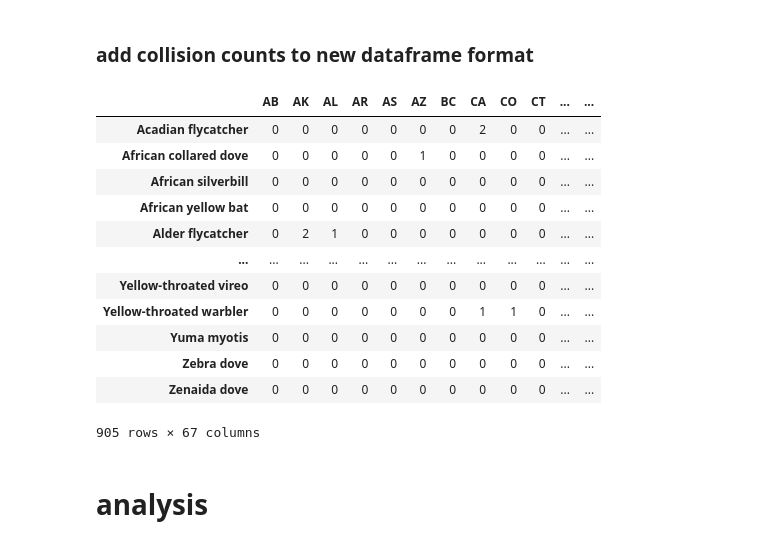
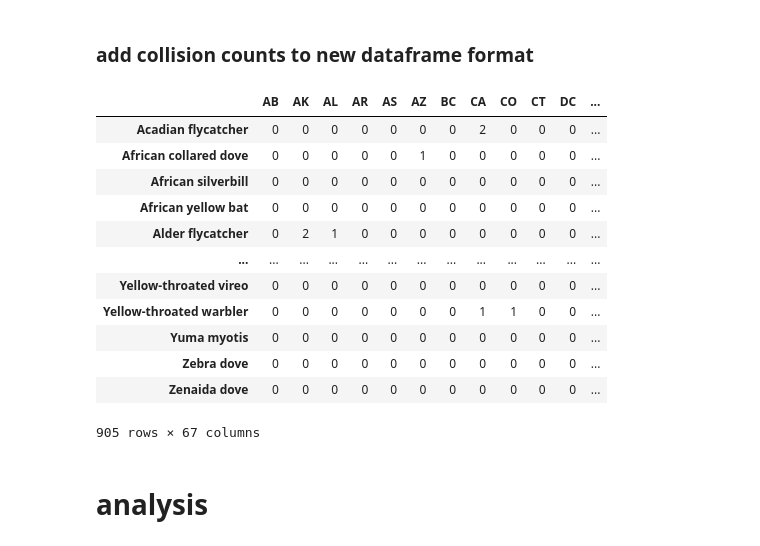
Before and after one commit to green-638/inst414_module3_assignment, a Jupyter notebook: assignment3.ipynb, the cells around one changed output. Cells and saved outputs as stored; diff of their text form; code cells hidden in the pictures.

Commit message:
remove column display limit

```diff
--- a/assignment3.ipynb
+++ b/assignment3.ipynb
@@ -82,20 +82,21 @@ for sp in unique_sp:
 # %%
 # create new dataframe format
 collisions_df = pd.DataFrame(counts, columns=unique_st, index=unique_sp)
+pd.options.display.max_columns = None
 collisions_df
 # %% [output]
-|  | AB | AK | AL | AR | AS | AZ | BC | CA | CO | CT | ... | ... |
-| Acadian flycatcher | 0 | 0 | 0 | 0 | 0 | 0 | 0 | 2 | 0 | 0 | ... | ... |
-| African collared dove | 0 | 0 | 0 | 0 | 0 | 1 | 0 | 0 | 0 | 0 | ... | ... |
-| African silverbill | 0 | 0 | 0 | 0 | 0 | 0 | 0 | 0 | 0 | 0 | ... | ... |
-| African yellow bat | 0 | 0 | 0 | 0 | 0 | 0 | 0 | 0 | 0 | 0 | ... | ... |
-| Alder flycatcher | 0 | 2 | 1 | 0 | 0 | 0 | 0 | 0 | 0 | 0 | ... | ... |
+|  | AB | AK | AL | AR | AS | AZ | BC | CA | CO | CT | DC | ... |
+| Acadian flycatcher | 0 | 0 | 0 | 0 | 0 | 0 | 0 | 2 | 0 | 0 | 0 | ... |
+| African collared dove | 0 | 0 | 0 | 0 | 0 | 1 | 0 | 0 | 0 | 0 | 0 | ... |
+| African silverbill | 0 | 0 | 0 | 0 | 0 | 0 | 0 | 0 | 0 | 0 | 0 | ... |
+| African yellow bat | 0 | 0 | 0 | 0 | 0 | 0 | 0 | 0 | 0 | 0 | 0 | ... |
+| Alder flycatcher | 0 | 2 | 1 | 0 | 0 | 0 | 0 | 0 | 0 | 0 | 0 | ... |
 | ... | ... | ... | ... | ... | ... | ... | ... | ... | ... | ... | ... | ... |
-| Yellow-throated vireo | 0 | 0 | 0 | 0 | 0 | 0 | 0 | 0 | 0 | 0 | ... | ... |
-| Yellow-throated warbler | 0 | 0 | 0 | 0 | 0 | 0 | 0 | 1 | 1 | 0 | ... | ... |
-| Yuma myotis | 0 | 0 | 0 | 0 | 0 | 0 | 0 | 0 | 0 | 0 | ... | ... |
-| Zebra dove | 0 | 0 | 0 | 0 | 0 | 0 | 0 | 0 | 0 | 0 | ... | ... |
-| Zenaida dove | 0 | 0 | 0 | 0 | 0 | 0 | 0 | 0 | 0 | 0 | ... | ... |
+| Yellow-throated vireo | 0 | 0 | 0 | 0 | 0 | 0 | 0 | 0 | 0 | 0 | 0 | ... |
+| Yellow-throated warbler | 0 | 0 | 0 | 0 | 0 | 0 | 0 | 1 | 1 | 0 | 0 | ... |
+| Yuma myotis | 0 | 0 | 0 | 0 | 0 | 0 | 0 | 0 | 0 | 0 | 0 | ... |
+| Zebra dove | 0 | 0 | 0 | 0 | 0 | 0 | 0 | 0 | 0 | 0 | 0 | ... |
+| Zenaida dove | 0 | 0 | 0 | 0 | 0 | 0 | 0 | 0 | 0 | 0 | 0 | ... |
 905 rows × 67 columns
 # %% [markdown]
 # analysis
```
Also changed, not shown: parts of 1 cell of this notebook.
